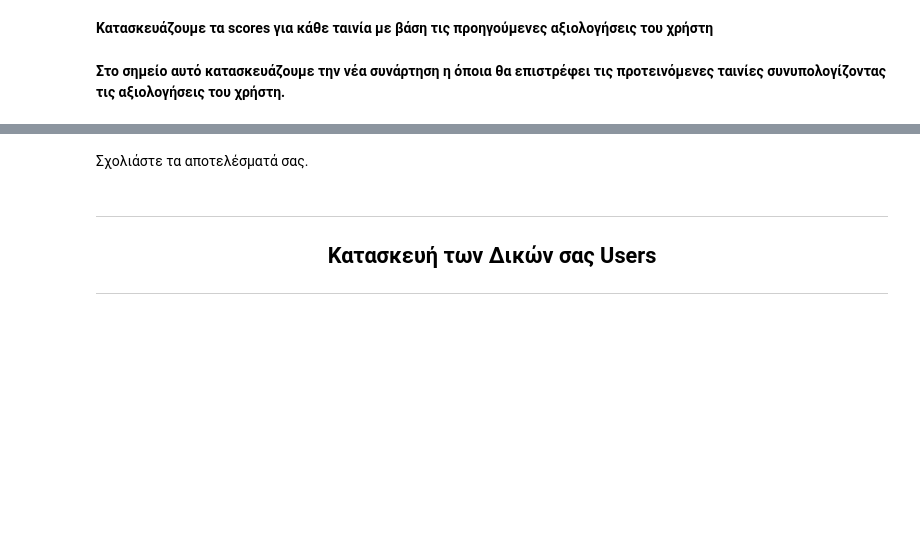
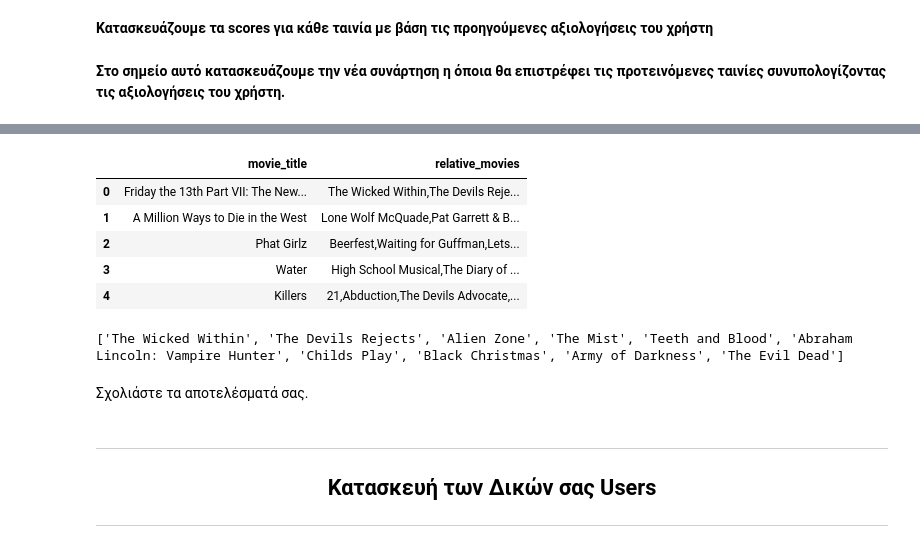
Before and after one commit to choosen23/ArtificialIntelligence_ntua, a Jupyter notebook: AI_ex2/AI_ex2.ipynb, the cells around one changed output, grey strips where cells are left out. Drawn from its saved outputs; the diff is of its cells as text; code cells hidden in the pictures; blank space fills up the shorter version.

```diff
--- a/AI_ex2/AI_ex2.ipynb
+++ b/AI_ex2/AI_ex2.ipynb
@@ -580,0 +681,12 @@ recommender(movie_score)
+# %%
+relative_movies = "relative_movies.csv"
+rel = pd.read_csv(relative_movies)
+# Preview the first 5 lines of the loaded data
+rel.head()
+# %% [output]
+|  | movie_title | relative_movies |
+| 0 | Friday the 13th Part VII: The New... | The Wicked Within,The Devils Reje... |
+| 1 | A Million Ways to Die in the West | Lone Wolf McQuade,Pat Garrett & B... |
+| 2 | Phat Girlz | Beerfest,Waiting for Guffman,Lets... |
+| 3 | Water | High School Musical,The Diary of ... |
+| 4 | Killers | 21,Abduction,The Devils Advocate,... |
@@ -580,0 +706,4 @@ recommender(movie_score)
+# %%
+print(related_movies_from_file[0])
+# %% [output]
+['The Wicked Within', 'The Devils Rejects', 'Alien Zone', 'The Mist', 'Teeth and Blood', 'Abraham Lincoln: Vampire Hunter', 'Childs Play', 'Black Christmas', 'Army of Darkness', 'The Evil Dead']
```
Also changed, not shown: parts of 17 cells of this notebook, 11 other files.
